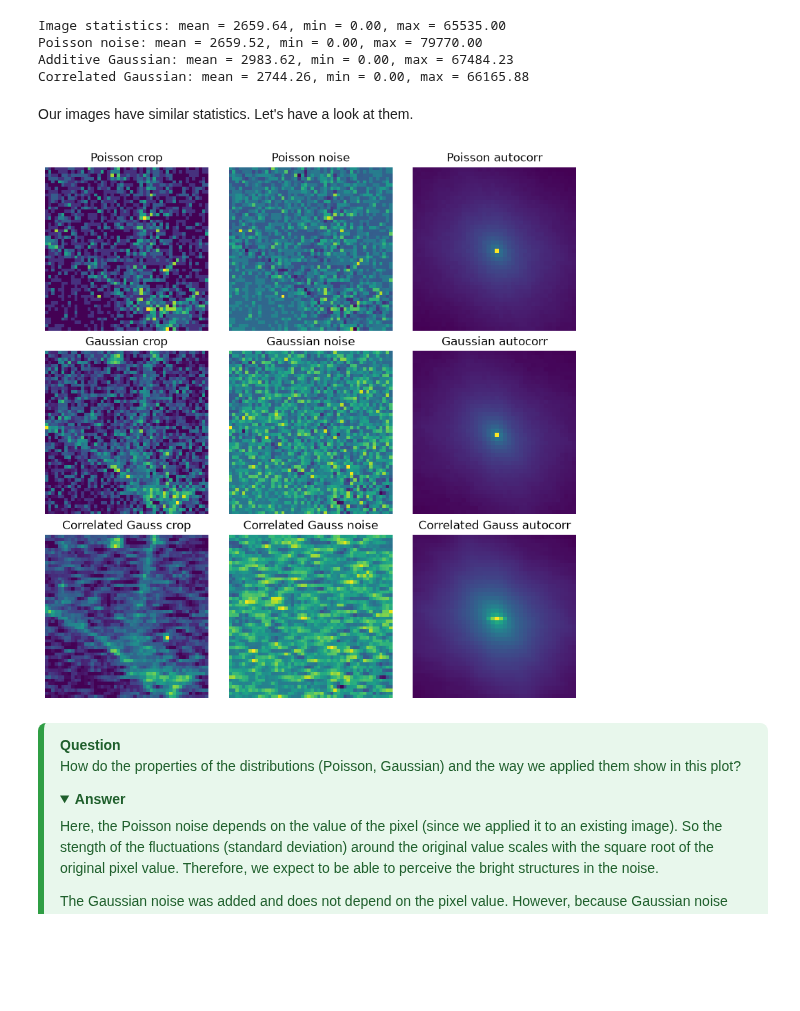
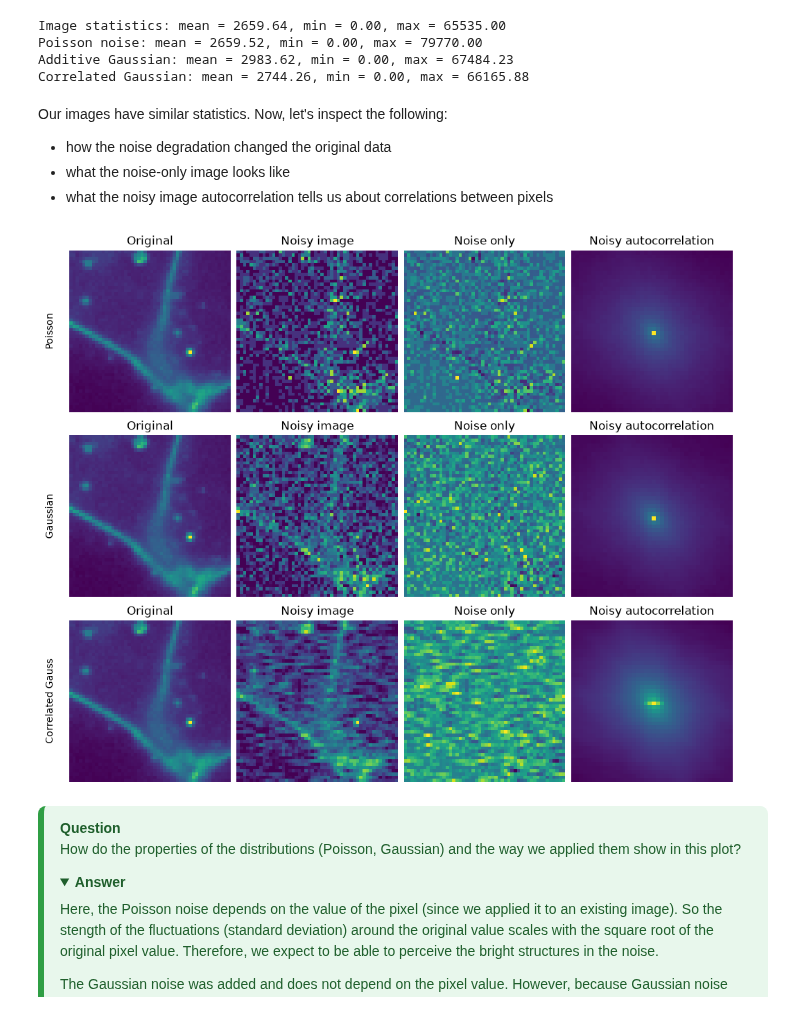
Before and after one commit to CAREamics/careamics-workshops, a Jupyter notebook: n2v/n2v_in_depth.ipynb, the cells around one changed output. Cells and saved outputs as stored; diff of their text form; code cells hidden in the pictures; folded sections open; blank space fills up the shorter version.

```diff
--- a/n2v/n2v_in_depth.ipynb
+++ b/n2v/n2v_in_depth.ipynb
@@ -259,32 +259,48 @@ Poisson noise: mean = 2659.52, min = 0.00, max = 79770.00
 Additive Gaussian: mean = 2983.62, min = 0.00, max = 67484.23
 Correlated Gaussian: mean = 2744.26, min = 0.00, max = 66165.88
 # %% [markdown]
-Our images have similar statistics. Let's have a look at them.
+Our images have similar statistics. Now, let's inspect the following:
+
+- how the noise degradation changed the original data
+- what the noise-only image looks like
+- what the noisy image autocorrelation tells us about correlations between pixels
 # %%
 noisy_imgs = [img_poiss, img_gauss, img_corr]
 noise_maps = [noise_poiss, noise_gauss, noise_corr]
 names = ["Poisson", "Gaussian", "Correlated Gauss"]
 
-fig, axes = plt.subplots(len(noisy_imgs), 3, figsize=(8,8), constrained_layout=True)
+fig, axes = plt.subplots(len(noisy_imgs), 4, figsize=(10,8), constrained_layout=True)
 for i, (im, noi, name) in enumerate(zip(noisy_imgs, noise_maps, names, strict=True)):
-    # compute autocorrelation (in 2D)
+    # compute autocorrelation (in 2D, middle slice) of the noisy image
     autocorr = autocorrelation(im[z_mid])
     a_mid = autocorr.shape[0] // 2
     a_slices = (slice(a_mid - 20, a_mid + 20),) * 2
 
-    axes[i, 0].imshow(im[z_mid, *crop])
-    axes[i, 0].set_title(f"{name} crop")
+    axes[i, 0].imshow(img[z_mid, *crop])
+    axes[i, 0].set_title("Original")
     axes[i, 0].axis("Off")
 
-    axes[i, 1].imshow(noi[z_mid, *crop])
-    axes[i, 1].set_title(f"{name} noise")
+    axes[i, 1].imshow(im[z_mid, *crop])
+    axes[i, 1].set_title("Noisy image")
     axes[i, 1].axis("Off")
 
-    axes[i, 2].imshow(autocorr[*a_slices])
-    axes[i, 2].set_title(f"{name} autocorr")
+    axes[i, 2].imshow(noi[z_mid, *crop])
+    axes[i, 2].set_title("Noise only")
     axes[i, 2].axis("Off")
+
+    axes[i, 3].imshow(autocorr[*a_slices])
+    axes[i, 3].set_title("Noisy autocorrelation")
+    axes[i, 3].axis("Off")
+
+    axes[i, 0].text(
+        -0.12, 0.5,
+        f"{name}",
+        transform=axes[i, 0].transAxes,
+        rotation=90,
+        va="center", ha="center",
+    )
 # %% [output]
-[figure, old version]
+[figure, new version]
 # %% [markdown]
 <div style="
   background: #e8f7ec;
```
Also changed, not shown: parts of 2 cells of this notebook, 8 other files.
